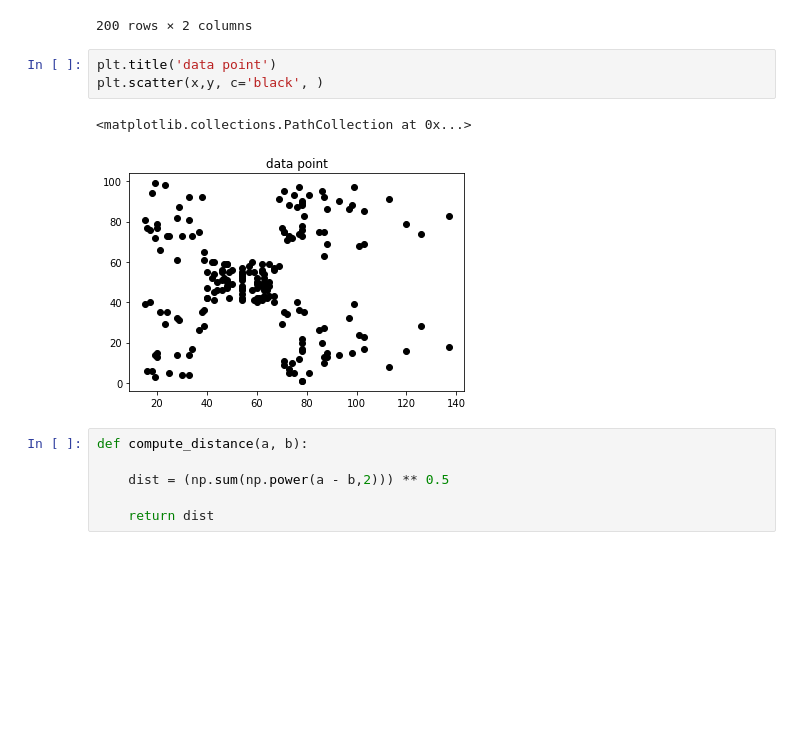
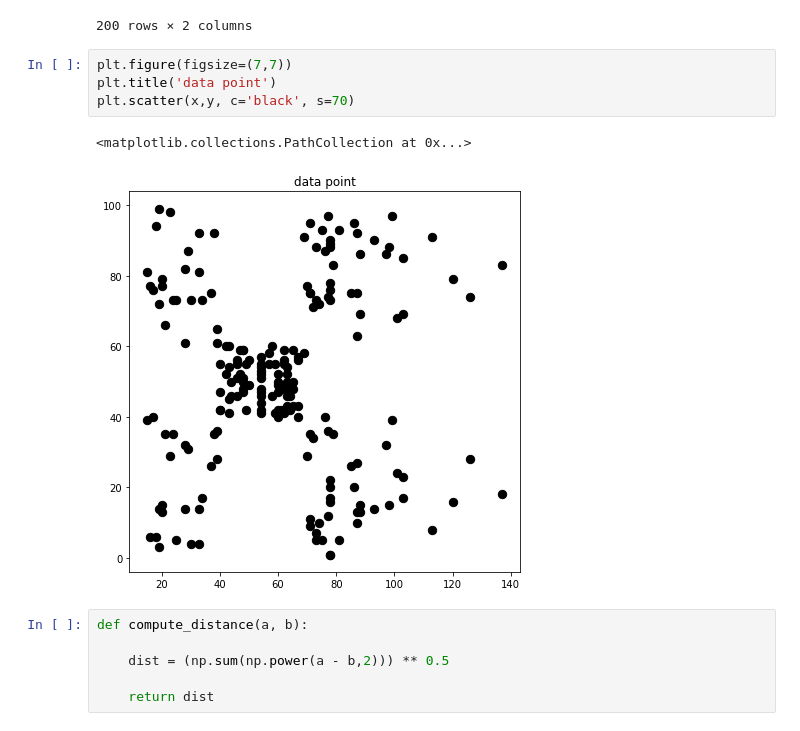
Before and after one commit to nh7881/machine_learning_project_class, a Jupyter notebook: exercise_07/assignment_07.ipynb, the cells around one changed output. Cells and saved outputs as stored; diff of their text form; blank space fills up the shorter version.

Commit message:
plot initial cluster

```diff
--- a/exercise_07/assignment_07.ipynb
+++ b/exercise_07/assignment_07.ipynb
@@ -22,11 +22,12 @@ dataset
 | 199 | 137 | 83 |
 200 rows × 2 columns
 # %%
+plt.figure(figsize=(7,7))
 plt.title('data point')
-plt.scatter(x,y, c='black', )
+plt.scatter(x,y, c='black', s=70)
 # %% [output]
 <matplotlib.collections.PathCollection at 0x...>
-[figure, old version]
+[figure, new version]
 # %%
 def compute_distance(a, b):
 
```
Also changed, not shown: parts of 1 cell of this notebook.
